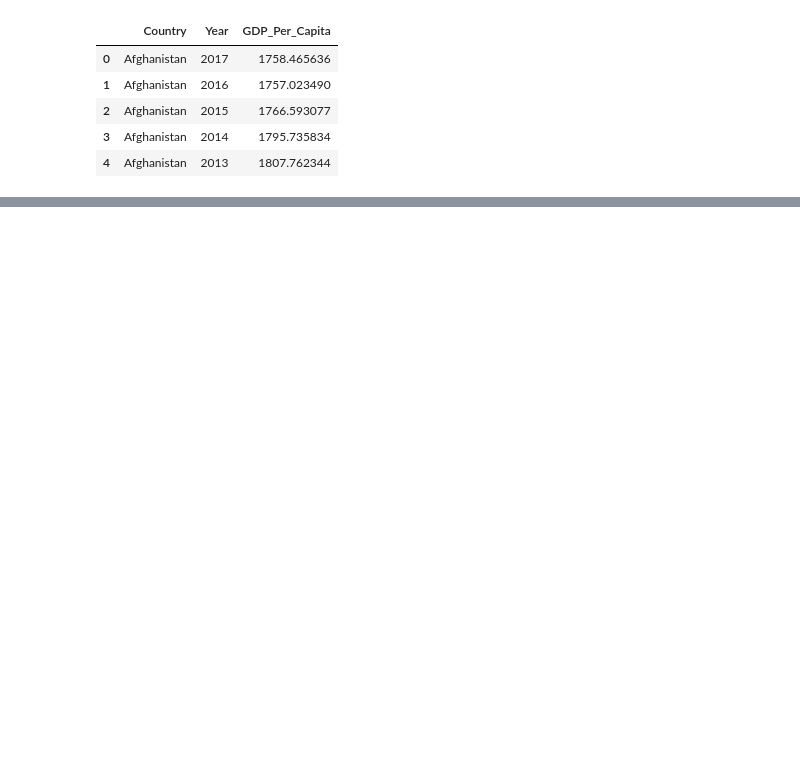
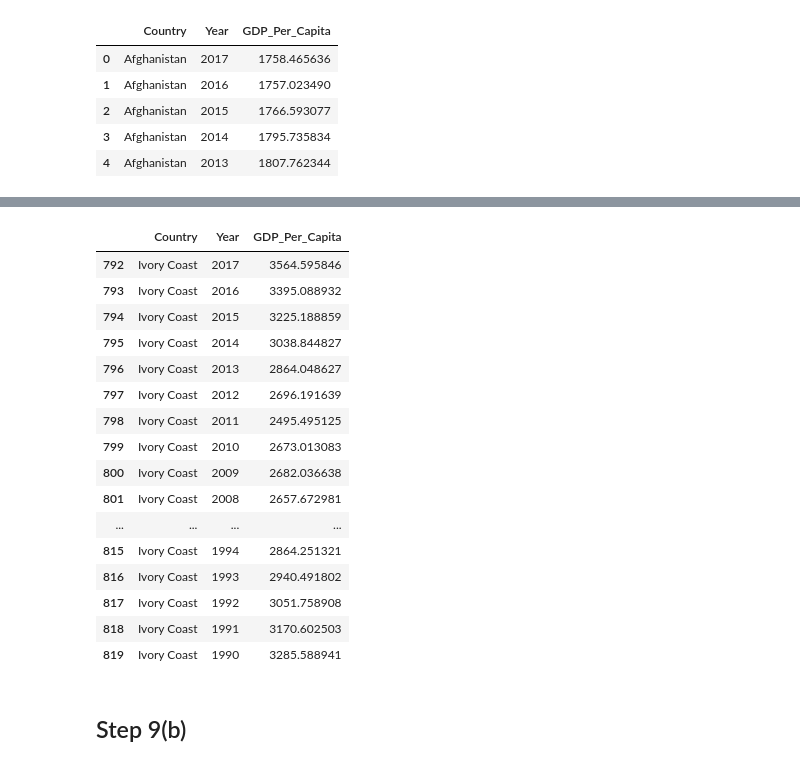
Before and after one commit to Barrett-Rogers/dq1-Barrett-Rogers, a Jupyter notebook: UN_Data_Exploration.ipynb, the cells around one changed output, grey strips where cells are left out. Saved outputs shown, nothing was run; the diff lists cells and outputs as text; code cells hidden in the pictures; blank space fills up the shorter version.

```diff
--- a/UN_Data_Exploration.ipynb
+++ b/UN_Data_Exploration.ipynb
@@ -98,0 +104,29 @@ continents_df.head(5)
+# %%
+gdp_df = gdp_df.replace({
+    "CÃ´te d'Ivoire": 'Ivory Coast',
+    'CuraÃ§ao': 'Curaçao',
+    'SÃ£o TomÃ© and Principe':'Sao Tome and Principe',
+    'Sint Maarten (Dutch part)':' "Sint Maarten'
+})
+# %%
+gdp_df[gdp_df.Country=='Ivory Coast']
+# %% [output]
+|  | Country | Year | GDP_Per_Capita |
+| 792 | Ivory Coast | 2017 | 3564.595846 |
+| 793 | Ivory Coast | 2016 | 3395.088932 |
+| 794 | Ivory Coast | 2015 | 3225.188859 |
+| 795 | Ivory Coast | 2014 | 3038.844827 |
+| 796 | Ivory Coast | 2013 | 2864.048627 |
+| 797 | Ivory Coast | 2012 | 2696.191639 |
+| 798 | Ivory Coast | 2011 | 2495.495125 |
+| 799 | Ivory Coast | 2010 | 2673.013083 |
+| 800 | Ivory Coast | 2009 | 2682.036638 |
+| 801 | Ivory Coast | 2008 | 2657.672981 |
+| ... | ... | ... | ... |
+| 815 | Ivory Coast | 1994 | 2864.251321 |
+| 816 | Ivory Coast | 1993 | 2940.491802 |
+| 817 | Ivory Coast | 1992 | 3051.758908 |
+| 818 | Ivory Coast | 1991 | 3170.602503 |
+| 819 | Ivory Coast | 1990 | 3285.588941 |
+# %% [markdown]
+## Step 9(b)
```
Also changed, not shown: parts of 22 cells of this notebook.
